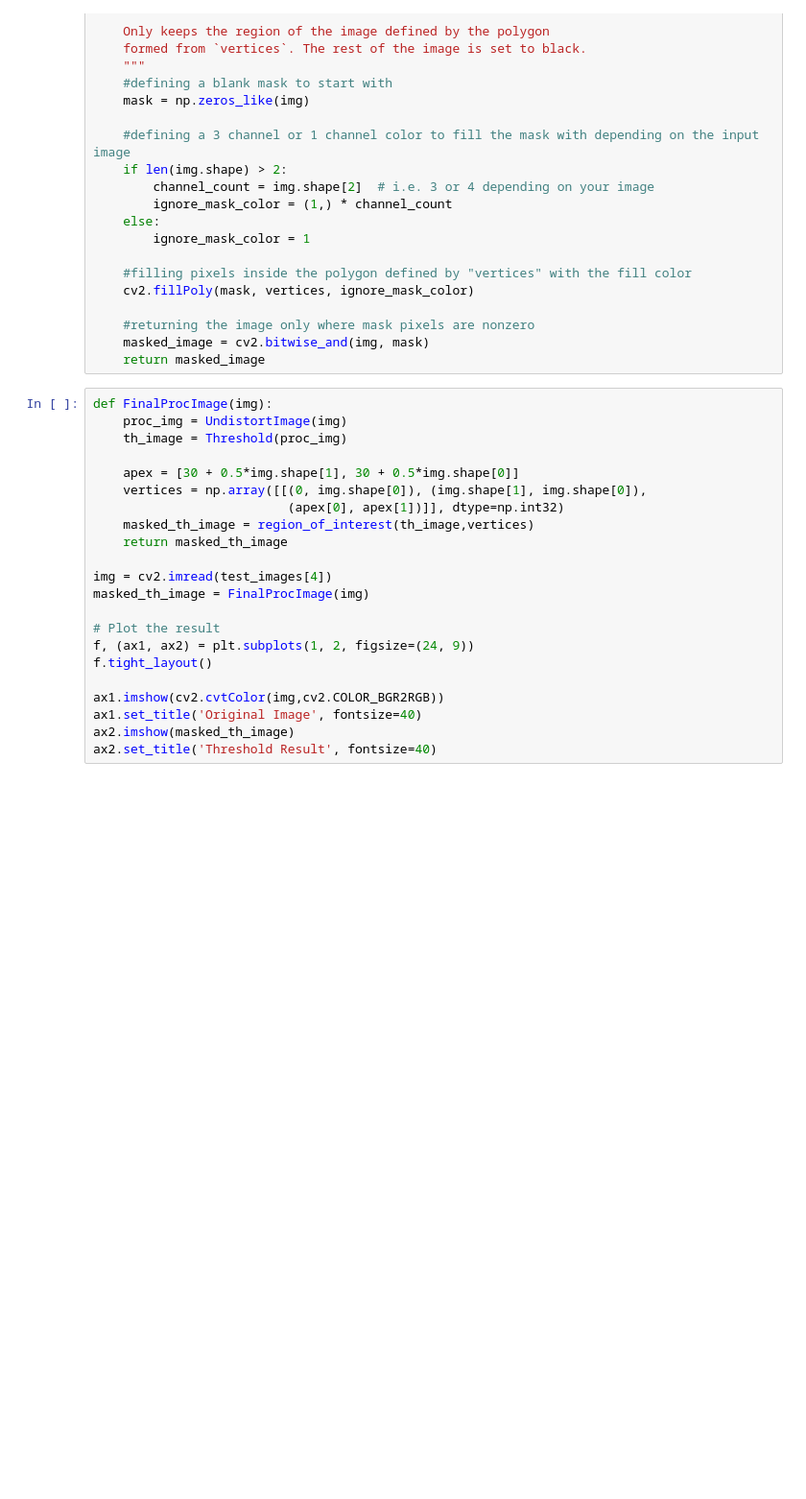
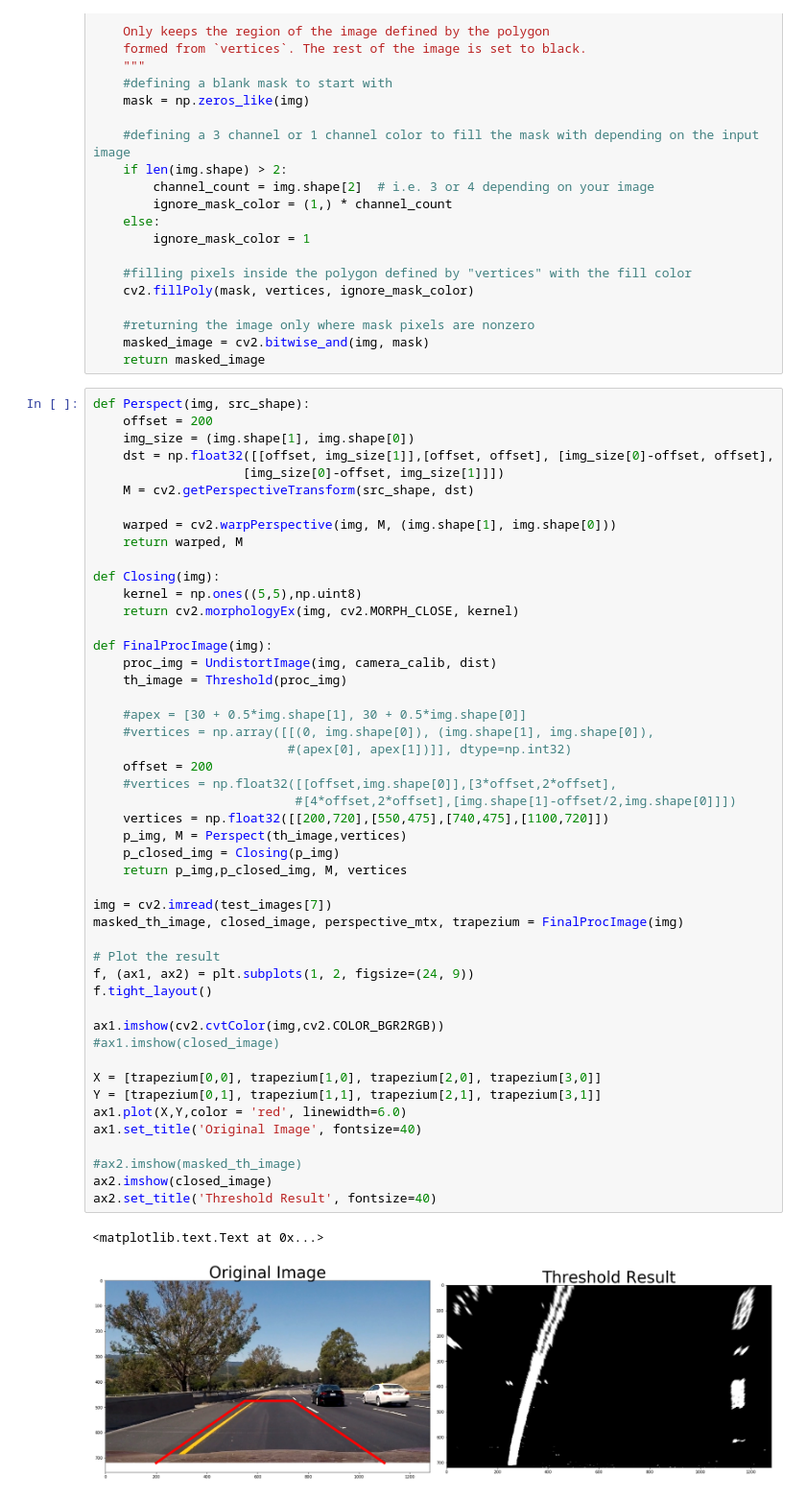
Before and after one commit to uddipan/Udacity_SelfDriving, a Jupyter notebook: Project4-AdvancedLaneFinding/pipeline.ipynb, the cells around one changed output. Shown at 96% size. Drawn from its saved outputs; the diff is of its cells as text; blank space fills up the shorter version.

```diff
--- a/Project4-AdvancedLaneFinding/pipeline.ipynb
+++ b/Project4-AdvancedLaneFinding/pipeline.ipynb
@@ -198,24 +198,53 @@ def region_of_interest(img, vertices):
     masked_image = cv2.bitwise_and(img, mask)
     return masked_image
 # %%
+def Perspect(img, src_shape):
+    offset = 200
+    img_size = (img.shape[1], img.shape[0])
+    dst = np.float32([[offset, img_size[1]],[offset, offset], [img_size[0]-offset, offset],
+                    [img_size[0]-offset, img_size[1]]])
+    M = cv2.getPerspectiveTransform(src_shape, dst)
+
+    warped = cv2.warpPerspective(img, M, (img.shape[1], img.shape[0]))
+    return warped, M
+
+def Closing(img):
+    kernel = np.ones((5,5),np.uint8)
+    return cv2.morphologyEx(img, cv2.MORPH_CLOSE, kernel)
+
 def FinalProcImage(img):
-    proc_img = UndistortImage(img)
+    proc_img = UndistortImage(img, camera_calib, dist)
     th_image = Threshold(proc_img)
 
-    apex = [30 + 0.5*img.shape[1], 30 + 0.5*img.shape[0]]
-    vertices = np.array([[(0, img.shape[0]), (img.shape[1], img.shape[0]),
-                          (apex[0], apex[1])]], dtype=np.int32)
-    masked_th_image = region_of_interest(th_image,vertices)
-    return masked_th_image
+    #apex = [30 + 0.5*img.shape[1], 30 + 0.5*img.shape[0]]
+    #vertices = np.array([[(0, img.shape[0]), (img.shape[1], img.shape[0]),
+                          #(apex[0], apex[1])]], dtype=np.int32)
+    offset = 200
+    #vertices = np.float32([[offset,img.shape[0]],[3*offset,2*offset],
+                           #[4*offset,2*offset],[img.shape[1]-offset/2,img.shape[0]]])
+    vertices = np.float32([[200,720],[550,475],[740,475],[1100,720]])
+    p_img, M = Perspect(th_image,vertices)
+    p_closed_img = Closing(p_img)
+    return p_img,p_closed_img, M, vertices
 
-img = cv2.imread(test_images[4])
-masked_th_image = FinalProcImage(img)
+img = cv2.imread(test_images[7])
+masked_th_image, closed_image, perspective_mtx, trapezium = FinalProcImage(img)
 
 # Plot the result
 f, (ax1, ax2) = plt.subplots(1, 2, figsize=(24, 9))
 f.tight_layout()
 
 ax1.imshow(cv2.cvtColor(img,cv2.COLOR_BGR2RGB))
+#ax1.imshow(closed_image)
+
+X = [trapezium[0,0], trapezium[1,0], trapezium[2,0], trapezium[3,0]]
+Y = [trapezium[0,1], trapezium[1,1], trapezium[2,1], trapezium[3,1]]
+ax1.plot(X,Y,color = 'red', linewidth=6.0)
 ax1.set_title('Original Image', fontsize=40)
-ax2.imshow(masked_th_image)
+
+#ax2.imshow(masked_th_image)
+ax2.imshow(closed_image)
 ax2.set_title('Threshold Result', fontsize=40)
+# %% [output]
+<matplotlib.text.Text at 0x...>
+[figure, added]
```
Also changed, not shown: parts of 2 cells of this notebook.
